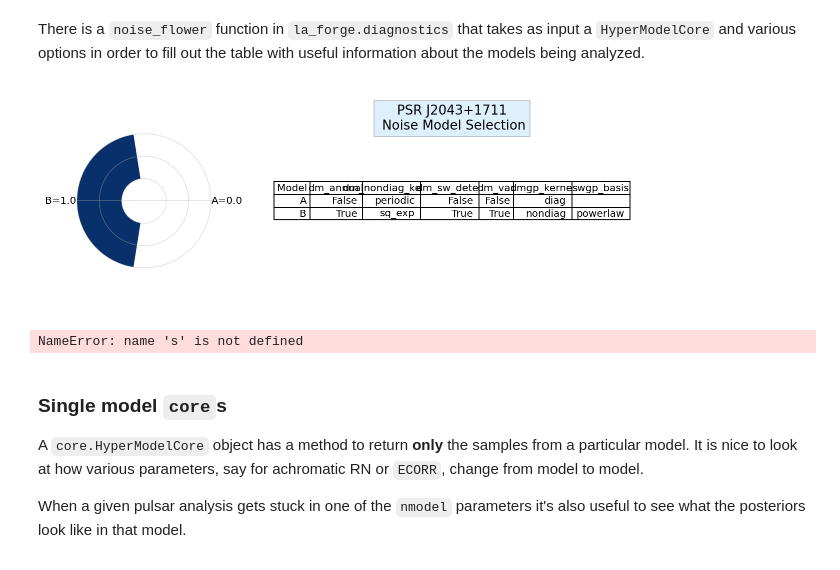
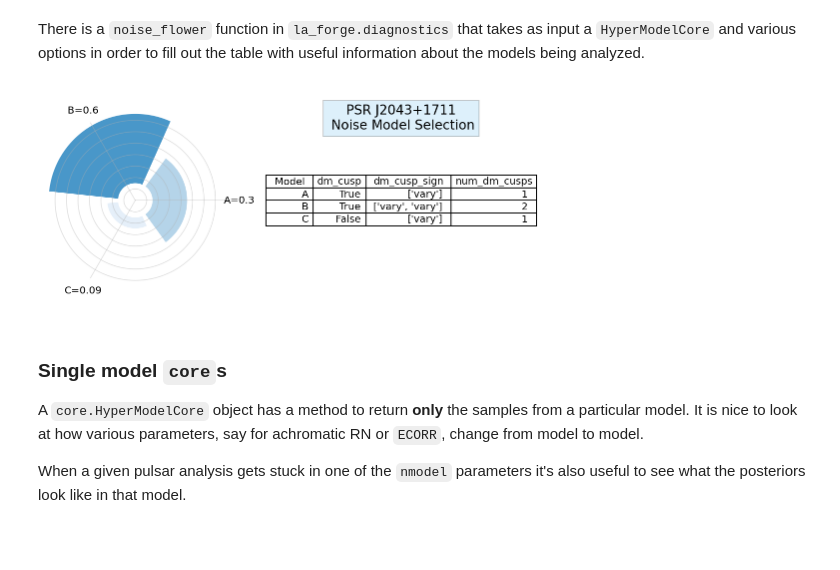
Before and after one commit to ark0015/noise_model_selection, a Jupyter notebook: chain_visualization.ipynb, the cells around one changed output. Cells and saved outputs as stored; diff of their text form; code cells hidden in the pictures.

```diff
--- a/chain_visualization.ipynb
+++ b/chain_visualization.ipynb
@@ -159,12 +181,18 @@ print(model_labels)
 with open(chaindir+'/model_kwargs.json' , 'r') as fin:
     model_kwargs= json.load(fin)
 
+changed_params_list = []
+for j,key in enumerate(model_kwargs['0'].keys()):
+    #print(key)
+    #print('\t model 0',model_kwargs['0'][key])
+    for other_model in model_kwargs.keys():
+        if '0' != other_model:
+            #print('\t model',other_model,model_kwargs[other_model][key])
+            if model_kwargs[other_model][key] != model_kwargs['0'][key]:
+                changed_params_list.append(key)
 changed_params = {}
 for model in model_kwargs.keys():
     changed_params[model] = {}
-    for other_model in model_kwargs.keys():
-        if model != other_model:
-            for param,value in model_kwargs[model].items():
-                if model_kwargs[other_model][param] != value and param not in changed_params[model].keys():
-                    changed_params[model][param] = value
+    for param in changed_params_list:
+        changed_params[model][param] = model_kwargs[model][param]
 # %% [output]
@@ -215,11 +206,16 @@ changed_params
 # %%
 updated_model_labels = []
 updated_col_widths = [0.25]
-for i,model in enumerate(changed_params):
-    if model == '0':
-        updated_col_labels = ['Model']+[key for key in changed_params[model].keys()]
-        updated_col_widths += [np.min([.04*len(key),.4]) for key in changed_params[model].keys()]
-    for key in updated_col_labels[1:]:
-        print(model_labels[i])
-        print(changed_params[model][key] )
-    updated_model_labels.append([chr(65+i)]+[changed_params[model][key] for key in updated_col_labels[1:]])
+use_first_round = False
+if use_first_round:
+    for i,model in enumerate(first_run_params):
+        if model == '0':
+            updated_col_labels = ['Model']+[key for key in first_run_params[model].keys()]
+            updated_col_widths += [np.min([.04*len(key),.45]) for key in first_run_params[model].keys()]
+        updated_model_labels.append([chr(65+i)]+[first_run_params[model][key] for key in updated_col_labels[1:]])
+else:
+    for i,model in enumerate(changed_params):
+        if model == '0':
+            updated_col_labels = ['Model']+[key for key in changed_params[model].keys()]
+            updated_col_widths += [np.min([.04*len(key),.45]) for key in changed_params[model].keys()]
+        updated_model_labels.append([chr(65+i)]+[changed_params[model][key] for key in updated_col_labels[1:]])
@@ -254,22 +232,18 @@ There is a `noise_flower` function in `la_forge.diagnostics` that takes as input
 # %%
 dg.noise_flower(cH,
                 colLabels=updated_col_labels,
                 #colLabels=['Model','DM GP', 'DM SW GP', 'DM Annual'],
                 #colLabels=['Model','Achrom', 'DM GP', 'SW GP'],
                 #colLabels=['Model','Achrom','DM GP', 'Chrom GP'],
                 #colLabels=['Model','DM GP', 'Chrom GP Kernel'],
                 #colLabels=['Model','DM Non-Diag Kernel', 'Chrom Index'],
                 #colLabels=['Model','DM Non-Diag Kernel', 'DM Annual'],
                 cellText=updated_model_labels,
                 colWidths=updated_col_widths,show=False)
-plt.subplots_adjust(wspace=sum(updated_col_widths)/2)
+plt.subplots_adjust(wspace=sum(updated_col_widths)/3)
 plt.show()
 # %% [output]
-[figure, old version]
+[figure, new version]
-# %%
-print(s)
-# %% [output]
-NameError: name 's' is not defined
 # %% [markdown]
 ### Single model `core`s
 A `core.HyperModelCore` object has a method to return __only__ the samples from a particular model. It is nice to look at how various parameters, say for achromatic RN or `ECORR`, change from model to model.
```
Also changed, not shown: parts of 35 cells of this notebook, 1 other file.
